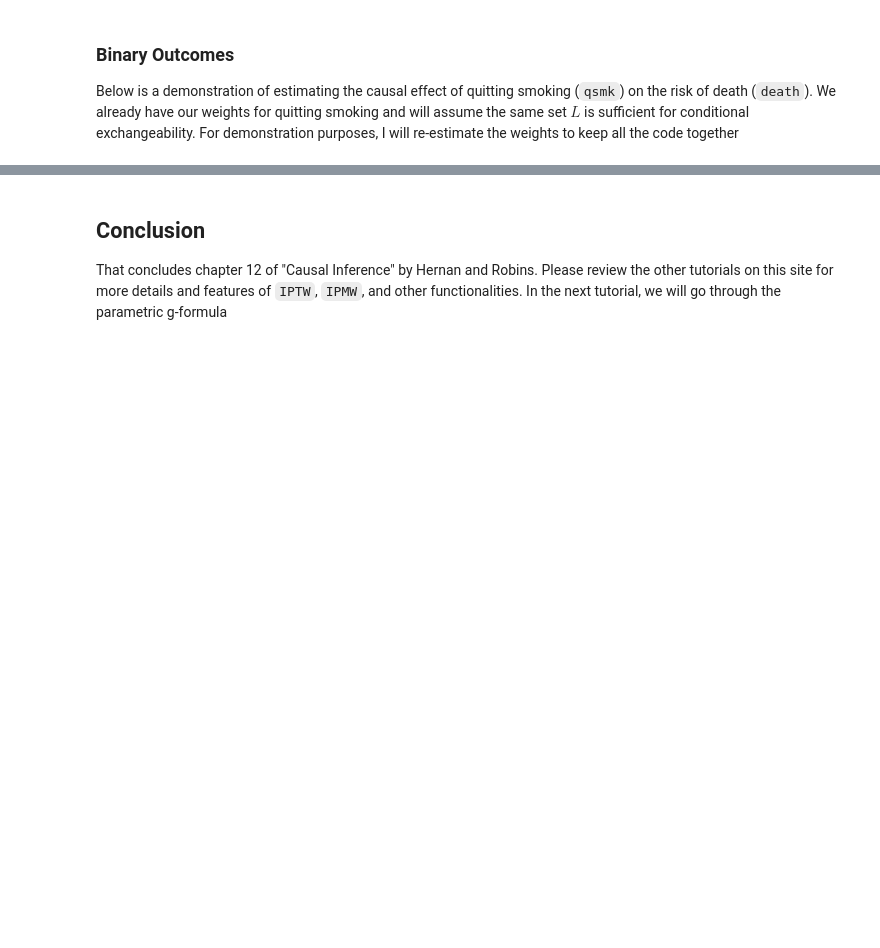
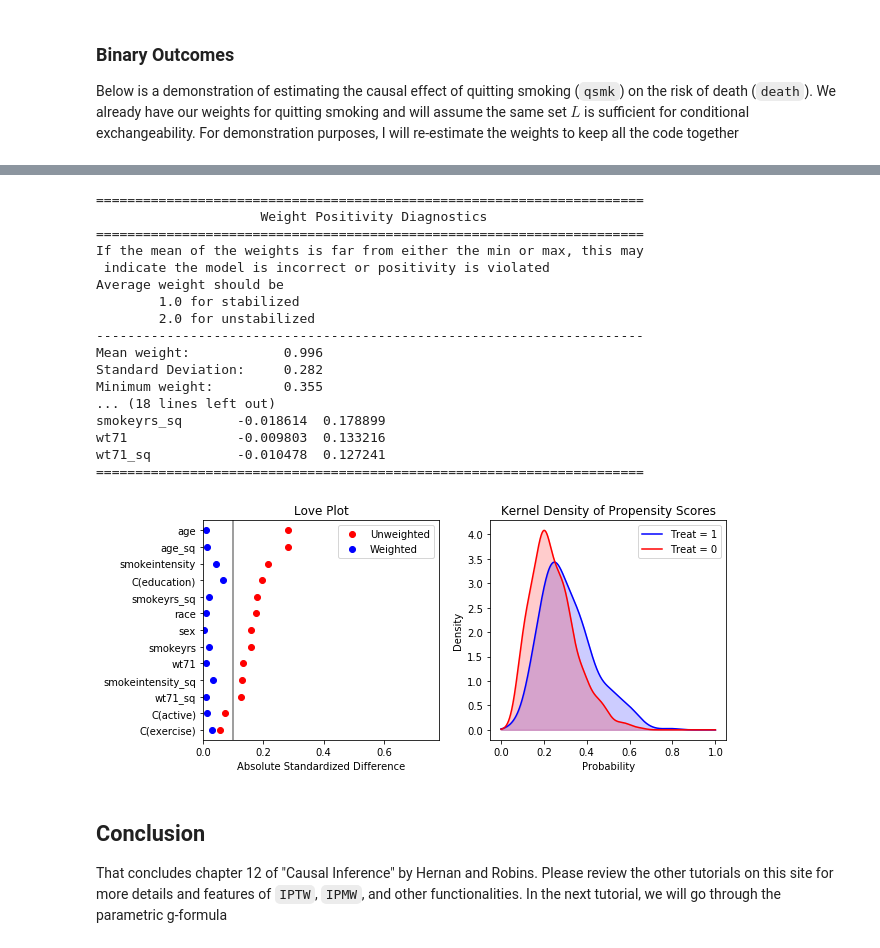
Before and after one commit to pzivich/Python-for-Epidemiologists, a Jupyter notebook: 4_Hernan-Robins/Chapter-12.ipynb, the cells around one changed output, grey strips where cells are left out. Saved outputs shown, nothing was run; the diff lists cells and outputs as text; code cells hidden in the pictures; blank space fills up the shorter version.

```diff
--- a/4_Hernan-Robins/Chapter-12.ipynb
+++ b/4_Hernan-Robins/Chapter-12.ipynb
@@ -386,3 +406,24 @@ E[Y|A=1] - E[Y|A=0] =  3.5
+# %%
+iptw.run_diagnostics(iptw_only=False)
+# %% [output]
+======================================================================
+                     Weight Positivity Diagnostics
+======================================================================
+If the mean of the weights is far from either the min or max, this may
+ indicate the model is incorrect or positivity is violated
+Average weight should be
+        1.0 for stabilized
+        2.0 for unstabilized
+----------------------------------------------------------------------
+Mean weight:            0.996
+Standard Deviation:     0.282
+Minimum weight:         0.355
+... (18 lines left out)
+smokeyrs_sq       -0.018614  0.178899
+wt71              -0.009803  0.133216
+wt71_sq           -0.010478  0.127241
+======================================================================
+[figure, added]
 # %% [markdown]
 ## Conclusion
 That concludes chapter 12 of "Causal Inference" by Hernan and Robins. Please review the other tutorials on this site for more details and features of `IPTW`, `IPMW`, and other functionalities. In the next tutorial, we will go through the parametric g-formula
```
Also changed, not shown: parts of 27 cells of this notebook, 13 other files.
